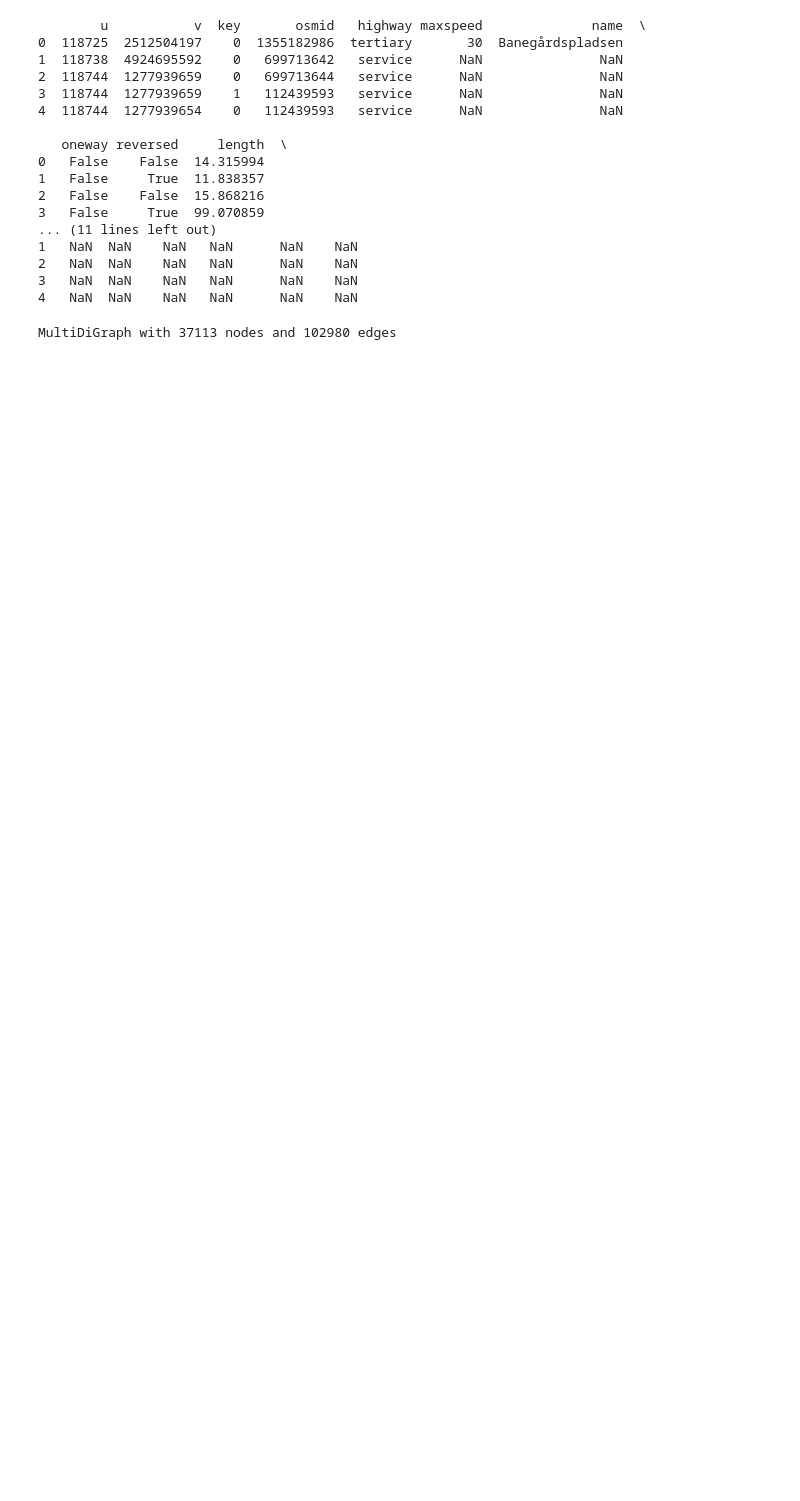
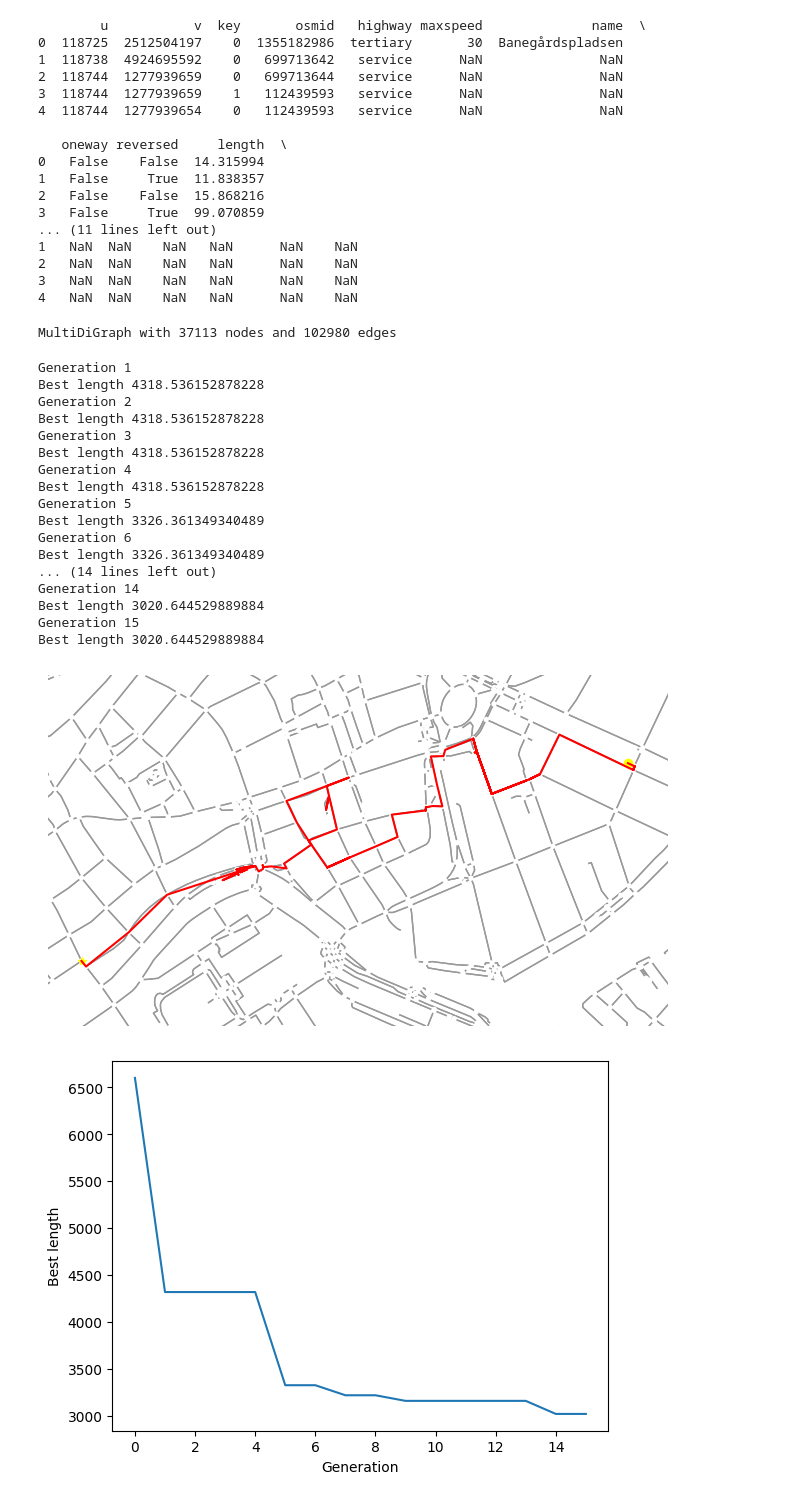
Before and after one commit to Fragaini01/Genetic-Algorithms-for-Shortest-Path-Routing-in-Urban-Areas, a Jupyter notebook: project.ipynb, the cells around one changed output. Saved outputs shown, nothing was run; the diff lists cells and outputs as text; code cells hidden in the pictures; blank space fills up the shorter version.

Commit message:
First evolution ever!!!

```diff
--- a/project.ipynb
+++ b/project.ipynb
@@ -170,0 +219,60 @@ population = populate(G, edges, nodes, nodestart, nodeend, 1000)
+# %%
+def evolution(nodestart, nodeend, generations, fraction, population_size, G= G, edges=edges, nodes=nodes ):
+    '''This function is performing the genetic algorithm to find the best path between two nodes'''
+    best_length = []
+    survivors_pop = []
+    population = populate(G, edges, nodes, nodestart, nodeend, population_size)
+    lengths = length_population(G, population)
+    survivors_pop = best_survive(population, lengths, fraction)
+    best_length.append(min(lengths))
+    for gen in range(generations):
+
+        # Generate new population
+        population = survivors_pop
+        while population_size > len(population):
+            parent1, parent2 = random.sample(survivors_pop, 2)
+            population.append(sex(parent1, parent2))
+
+        #getting the best
+        lengths = length_population(G, population)
+        survivors_pop = best_survive(population, lengths, fraction)
+
+        #saving stuff
+        best_length.append(min(lengths))
+        print('Generation', gen+1)
+        print('Best length', best_length[-1])
+
+    best_path = survivors_pop[0]
+    plot_path(G, best_path)
+    return best_path, best_length
+# %%
+latstart, lonstart = ox.geocoder.geocode('Nyhavn, Copenhagen, Denmark')
+nodestart = ox.distance.nearest_nodes(G, lonstart, latstart)
+latend, lonend = ox.geocoder.geocode('Bastard Cafe, Copenhagen, Denmark')
+nodeend = ox.distance.nearest_nodes(G, lonend, latend)
+
+best_path, best_lengths = evolution(nodestart, nodeend, 15, 0.5, 10)
+plt.plot(best_lengths)
+plt.xlabel('Generation')
+plt.ylabel('Best length')
+plt.show()
+# %% [output]
+Generation 1
+Best length 4318.536152878228
+Generation 2
+Best length 4318.536152878228
+Generation 3
+Best length 4318.536152878228
+Generation 4
+Best length 4318.536152878228
+Generation 5
+Best length 3326.361349340489
+Generation 6
+Best length 3326.361349340489
+... (14 lines left out)
+Generation 14
+Best length 3020.644529889884
+Generation 15
+Best length 3020.644529889884
+[figure, added]
+[figure, added]
```
Also changed, not shown: parts of 3 cells of this notebook.
